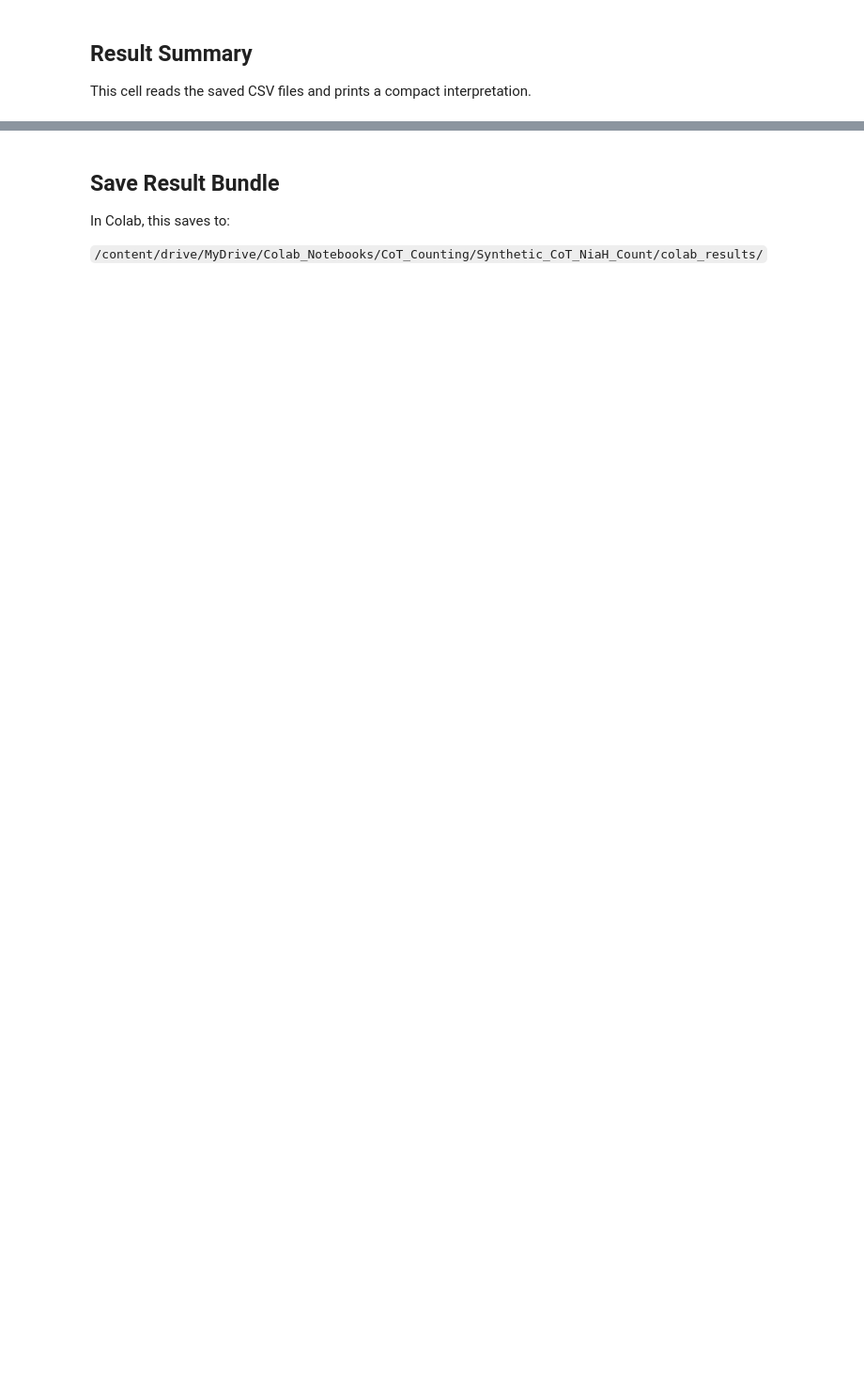
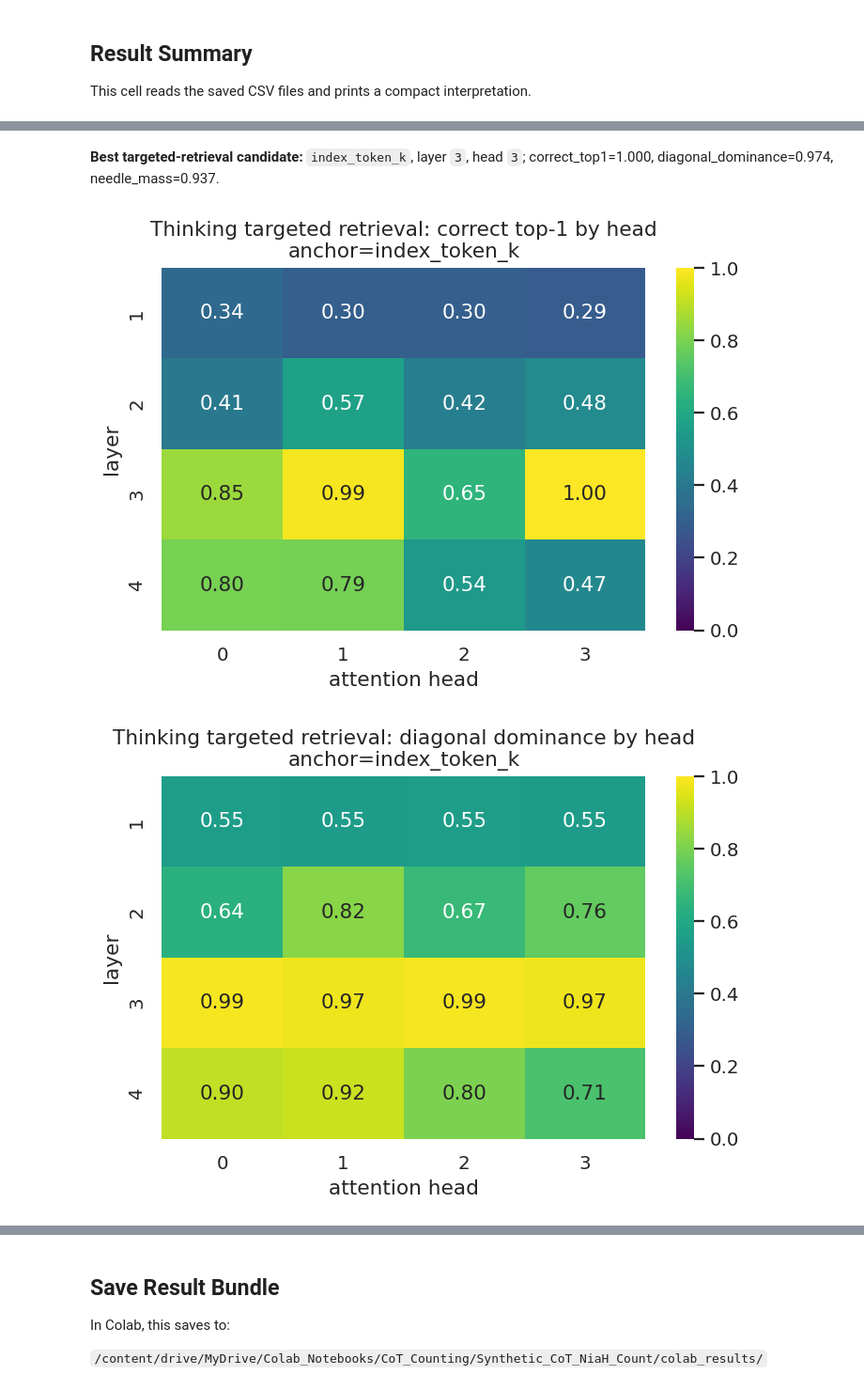
Before and after one commit to Twist-Shan/Synthetic_CoT_NiaH_Count, a Jupyter notebook: notebooks/Trace_Count_v2_Colab.ipynb, the cells around one changed output, grey strips where cells are left out. Shown at 94% size. Cells and saved outputs as stored; diff of their text form; code cells hidden in the pictures; blank space fills up the shorter version.

```diff
--- a/notebooks/Trace_Count_v2_Colab.ipynb
+++ b/notebooks/Trace_Count_v2_Colab.ipynb
@@ -1144,0 +1284,71 @@ display(Markdown("\n".join(lines)))
+# %%
+thinking_head_rank = (
+    think_attn_dd
+    .groupby(["query_anchor", "layer", "head"], as_index=False)
+    .agg(
+        diagonal_dominance=("diagonal_dominance", "mean"),
+        correct_top1_rate=("correct_top1_rate", "mean"),
+        needle_attention_mass=("needle_attention_mass", "mean"),
+        noise_attention_mass=("noise_attention_mass", "mean"),
+        needle_vs_noise_ratio=("needle_vs_noise_ratio", "mean"),
+    )
+    .sort_values(["correct_top1_rate", "diagonal_dominance", "needle_attention_mass"], ascending=False)
+)
+
+display(thinking_head_rank.head(12))
+
+best_thinking_head = thinking_head_rank.iloc[0].to_dict()
+BEST_QUERY_ANCHOR = str(best_thinking_head["query_anchor"])
+BEST_LAYER = int(best_thinking_head["layer"])
+BEST_HEAD = int(best_thinking_head["head"])
+
+display(Markdown(
+    f"**Best targeted-retrieval candidate:** `{BEST_QUERY_ANCHOR}`, layer `{BEST_LAYER}`, head `{BEST_HEAD}`; "
+    f"correct_top1={best_thinking_head['correct_top1_rate']:.3f}, "
+    f"diagonal_dominance={best_thinking_head['diagonal_dominance']:.3f}, "
+    f"needle_mass={best_thinking_head['needle_attention_mass']:.3f}."
+))
+
+for metric, title, filename in [
+    ("correct_top1_rate", "Thinking targeted retrieval: correct top-1 by head", "h1_thinking_correct_top1_by_head.png"),
+    ("diagonal_dominance", "Thinking targeted retrieval: diagonal dominance by head", "h1_thinking_diagonal_dominance_by_head.png"),
+    ("needle_attention_mass", "Thinking targeted retrieval: needle attention mass by head", "h1_thinking_needle_mass_by_head.png"),
+]:
+    agg = thinking_head_rank[thinking_head_rank["query_anchor"] == BEST_QUERY_ANCHOR]
+    mat = agg.pivot(index="layer", columns="head", values=metric)
+    plt.figure(figsize=(5.8, 4.2))
+    sns.heatmap(mat, vmin=0, vmax=1 if metric != "needle_attention_mass" else None, cmap="viridis", annot=True, fmt=".2f")
+    plt.title(f"{title}\nanchor={BEST_QUERY_ANCHOR}")
+    plt.xlabel("attention head")
+    plt.ylabel("layer")
+    plt.tight_layout()
+    plt.savefig(ANALYSIS_DEEP_DIVE_DIR / filename, bbox_inches="tight")
+    plt.show()
+
+rows = think_attn_dd[
+    (think_attn_dd["query_anchor"] == BEST_QUERY_ANCHOR)
+    & (think_attn_dd["layer"] == BEST_LAYER)
+    & (think_attn_dd["head"] == BEST_HEAD)
+].copy()
+
+for bin_name in ["low", "mid", "high"]:
+    sub = rows[rows["count_bin"] == bin_name]
+    if sub.empty:
+        continue
+    matrices = [np.array(json.loads(x), dtype=float) for x in sub["matrix_json"]]
+    max_n = max(m.shape[0] for m in matrices)
+    padded = []
+    for m in matrices:
+        p = np.full((max_n, max_n), np.nan)
+        p[: m.shape[0], : m.shape[1]] = m
+        padded.append(p)
+    avg = np.nanmean(np.stack(padded), axis=0)
+    plt.figure(figsize=(5.2, 4.5))
+    sns.heatmap(avg, cmap="mako", annot=False)
+    plt.title(f"H1 matrix: {BEST_QUERY_ANCHOR} L{BEST_LAYER}H{BEST_HEAD}, {bin_name} counts")
+    plt.xlabel("prompt needle index j")
+    plt.ylabel("trace item index k")
+    plt.tight_layout()
+    plt.savefig(ANALYSIS_DEEP_DIVE_DIR / f"h1_matrix_{BEST_QUERY_ANCHOR}_L{BEST_LAYER}H{BEST_HEAD}_{bin_name}.png", bbox_inches="tight")
+    plt.show()
+# %% [output]
@@ -1144,0 +1368,3 @@ display(Markdown("\n".join(lines)))
+**Best targeted-retrieval candidate:** `index_token_k`, layer `3`, head `3`; correct_top1=1.000, diagonal_dominance=0.974, needle_mass=0.937.
+[figure, added]
+[figure, added]
```
Also changed, not shown: parts of 16 cells of this notebook, 2 other files.
